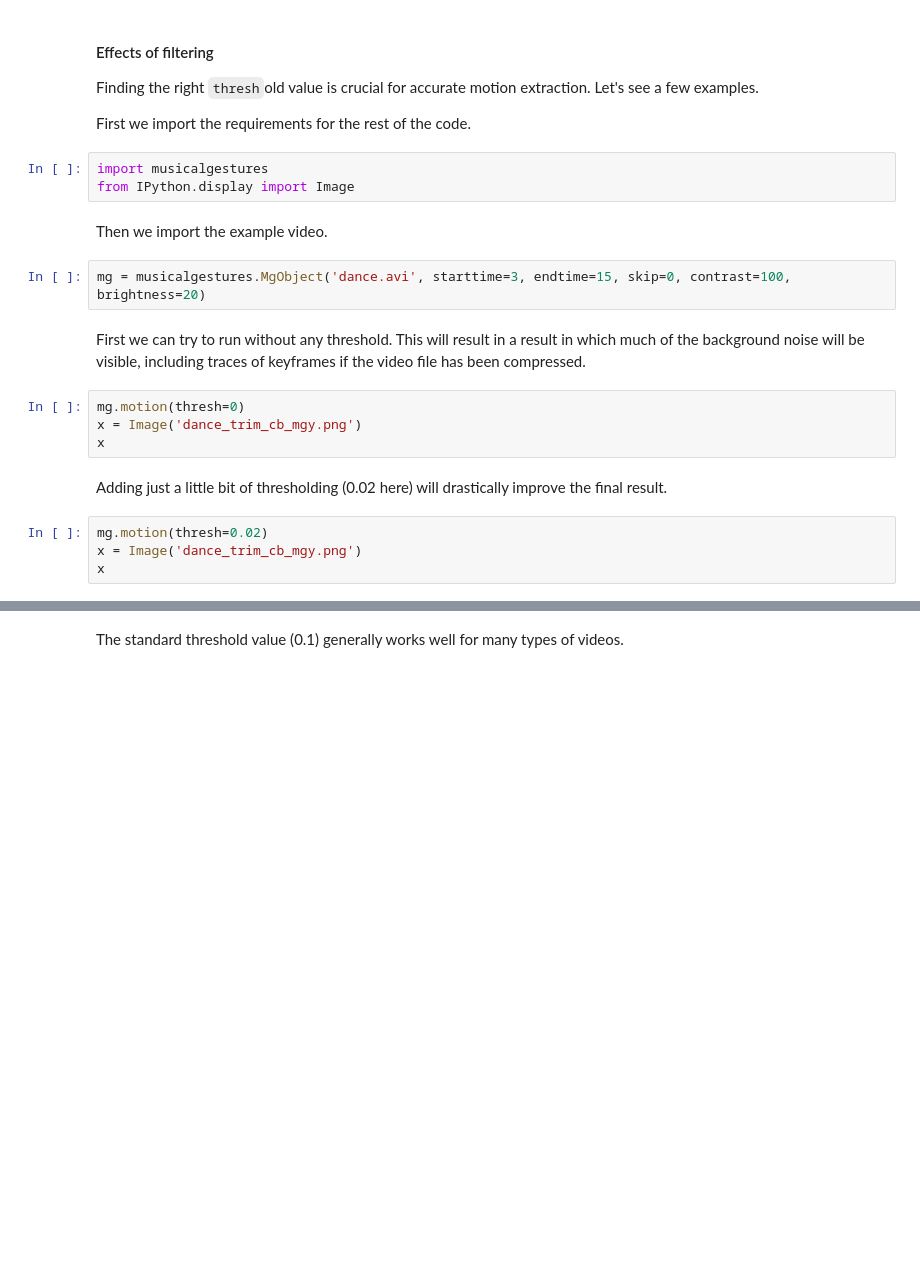
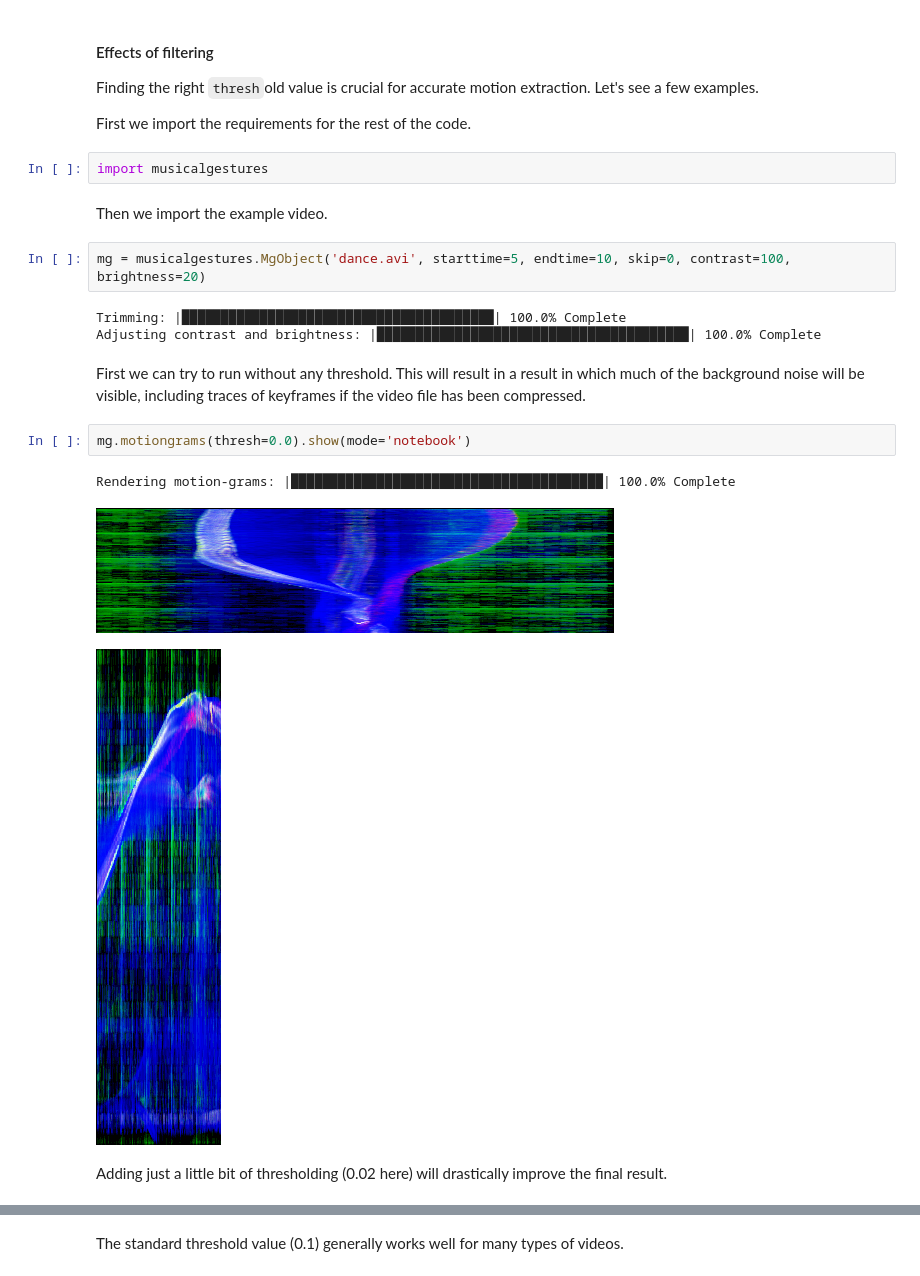
Before and after one commit to fourMs/MGT-python, a Jupyter notebook: musicalgestures/MusicalGesturesToolbox.ipynb, the cells around one changed output, grey strips where cells are left out. Drawn from its saved outputs; the diff is of its cells as text; blank space fills up the shorter version.

```diff
--- a/musicalgestures/MusicalGesturesToolbox.ipynb
+++ b/musicalgestures/MusicalGesturesToolbox.ipynb
@@ -260,22 +401,22 @@ mg.show(key='motion')
 Finding the right `thresh`old value is crucial for accurate motion extraction. Let's see a few examples.
 
 First we import the requirements for the rest of the code.
-# %%
-import musicalgestures
-from IPython.display import Image
+# %%
+import musicalgestures
 # %% [markdown]
 Then we import the example video.
 # %%
-mg = musicalgestures.MgObject('dance.avi', starttime=3, endtime=15, skip=0, contrast=100, brightness=20)
+mg = musicalgestures.MgObject('dance.avi', starttime=5, endtime=10, skip=0, contrast=100, brightness=20)
+# %% [output]
+Trimming: |████████████████████████████████████████| 100.0% Complete
+Adjusting contrast and brightness: |████████████████████████████████████████| 100.0% Complete
 # %% [markdown]
 First we can try to run without any threshold. This will result in a result in which much of the background noise will be visible, including traces of keyframes if the video file has been compressed.
-# %%
-mg.motion(thresh=0)
-x = Image('dance_trim_cb_mgy.png')
-x
+# %%
+mg.motiongrams(thresh=0.0).show(mode='notebook')
+# %% [output]
+Rendering motion-grams: |████████████████████████████████████████| 100.0% Complete
+[figure, added]
+[figure, added]
 # %% [markdown]
 Adding just a little bit of thresholding (0.02 here) will drastically improve the final result.
-# %%
-mg.motion(thresh=0.02)
-x = Image('dance_trim_cb_mgy.png')
-x
```
Also changed, not shown: parts of 71 cells of this notebook.
